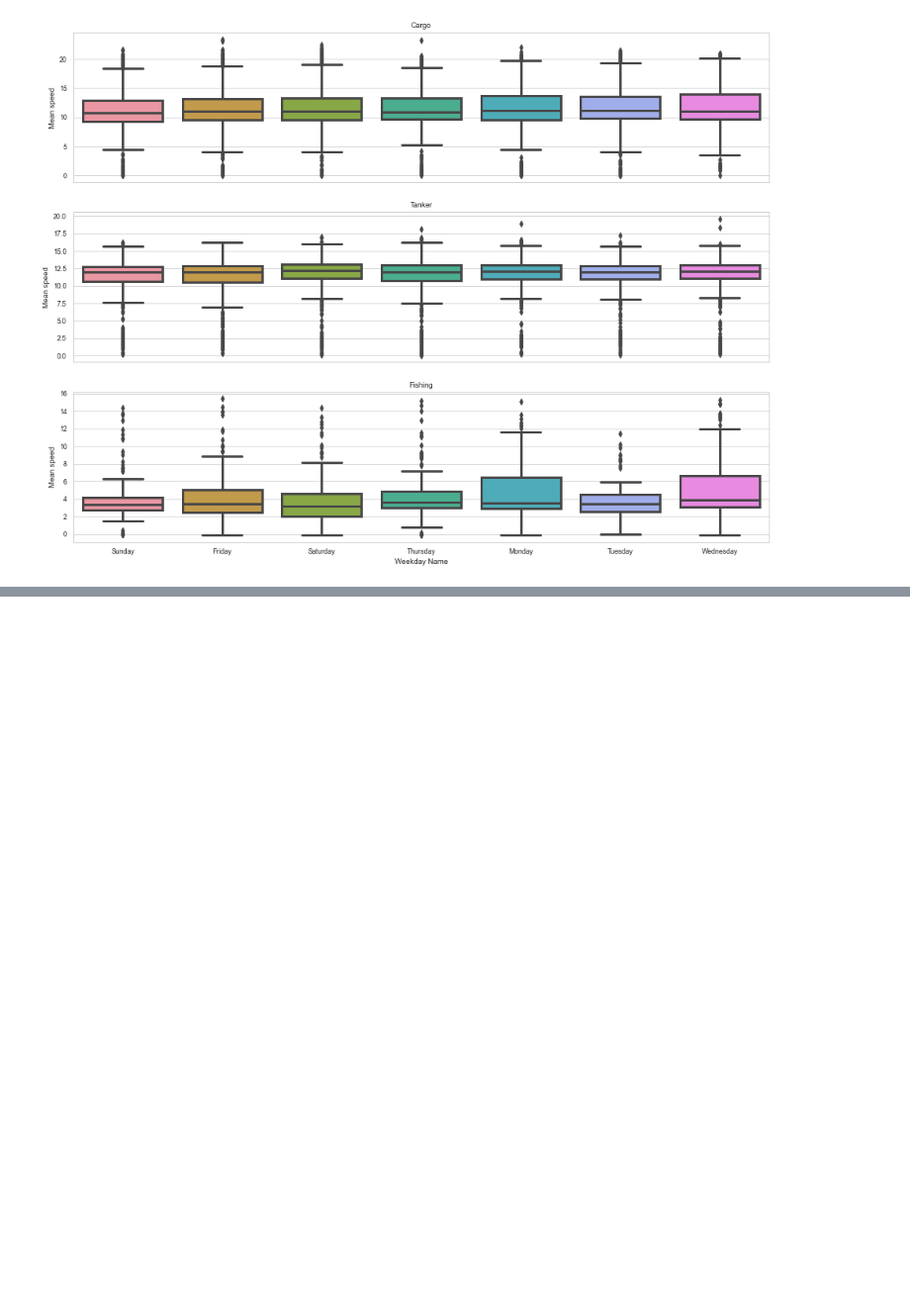
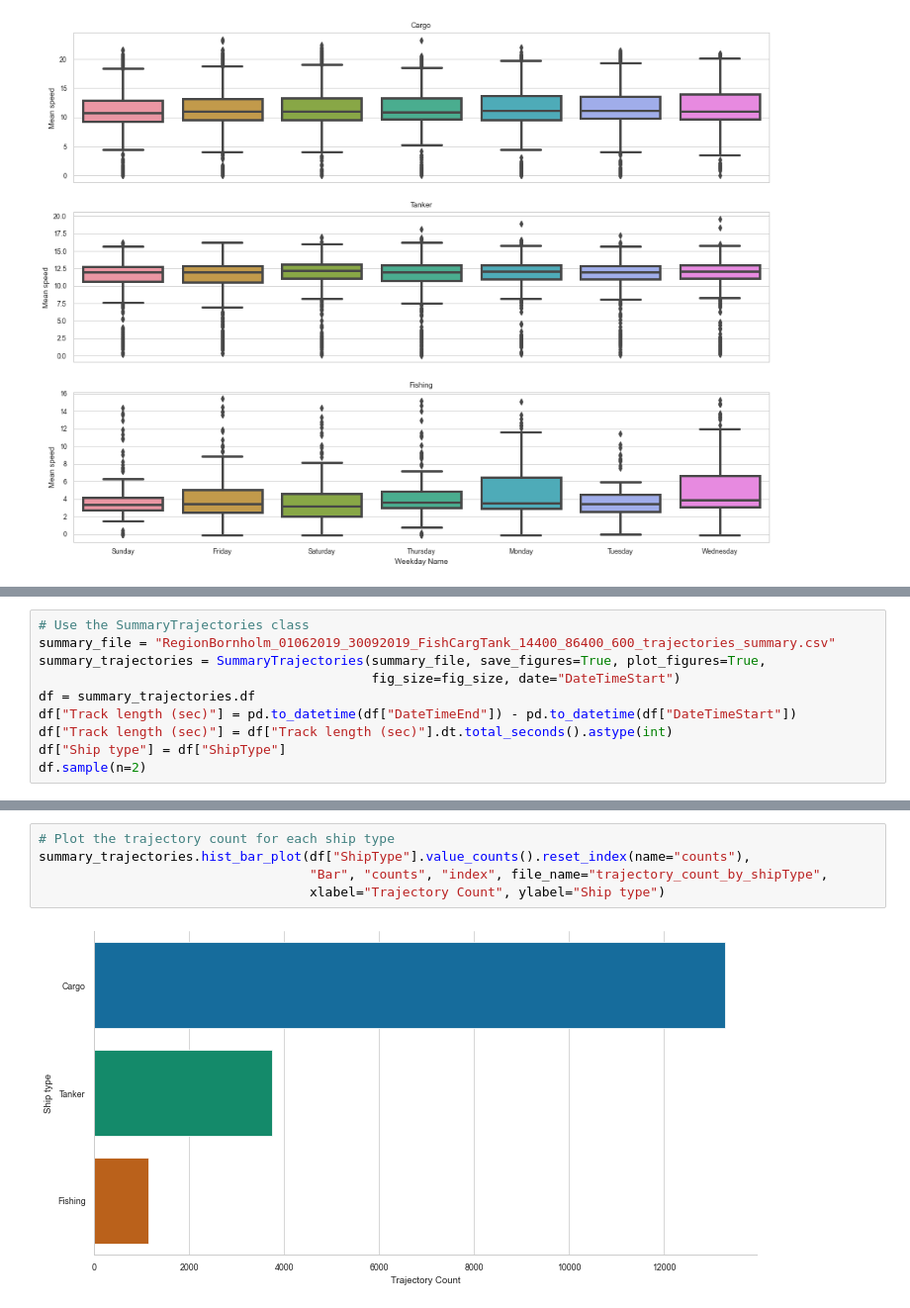
Before and after one commit to ThordurPall/vessel-trajectory-anomaly-detection, a Jupyter notebook: notebooks/Exploratory Analysis/Data Summary/Data Summary - Bornholm (Summer).ipynb, the cells around one changed output, grey strips where cells are left out. Shown at 99% size. Drawn from its saved outputs; the diff is of its cells as text; blank space fills up the shorter version.

Commit message:
Adding data summary for after running the preprocessing steps

```diff
--- a/notebooks/Exploratory Analysis/Data Summary/Data Summary - Bornholm (Summer).ipynb
+++ b/notebooks/Exploratory Analysis/Data Summary/Data Summary - Bornholm (Summer).ipynb
@@ -214,0 +217,10 @@ summary_trajectories.box_plot(df, x="Weekday Name", y="MeanSpeed", ylabel="Mean
+# %%
+# Use the SummaryTrajectories class
+summary_file = "RegionBornholm_01062019_30092019_FishCargTank_14400_86400_600_trajectories_summary.csv"
+summary_trajectories = SummaryTrajectories(summary_file, save_figures=True, plot_figures=True,
+                                           fig_size=fig_size, date="DateTimeStart")
+df = summary_trajectories.df
+df["Track length (sec)"] = pd.to_datetime(df["DateTimeEnd"]) - pd.to_datetime(df["DateTimeStart"])
+df["Track length (sec)"] = df["Track length (sec)"].dt.total_seconds().astype(int)
+df["Ship type"] = df["ShipType"]
+df.sample(n=2)
@@ -214,0 +253,7 @@ summary_trajectories.box_plot(df, x="Weekday Name", y="MeanSpeed", ylabel="Mean
+# %%
+# Plot the trajectory count for each ship type
+summary_trajectories.hist_bar_plot(df["ShipType"].value_counts().reset_index(name="counts"),
+                                   "Bar", "counts", "index", file_name="trajectory_count_by_shipType",
+                                   xlabel="Trajectory Count", ylabel="Ship type")
+# %% [output]
+[figure, added]
```
Also changed, not shown: parts of 7 cells of this notebook, 2 other files.
